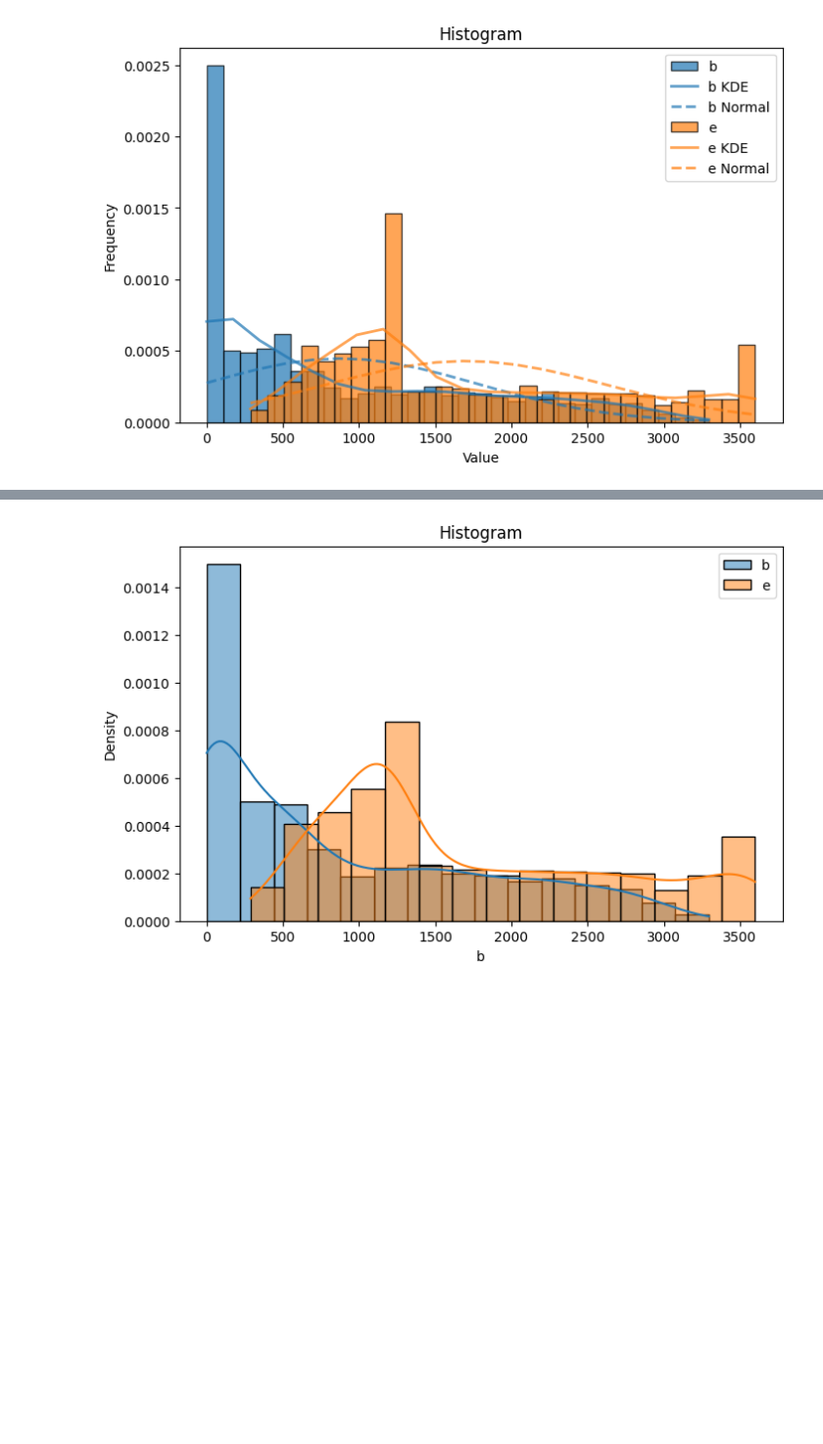
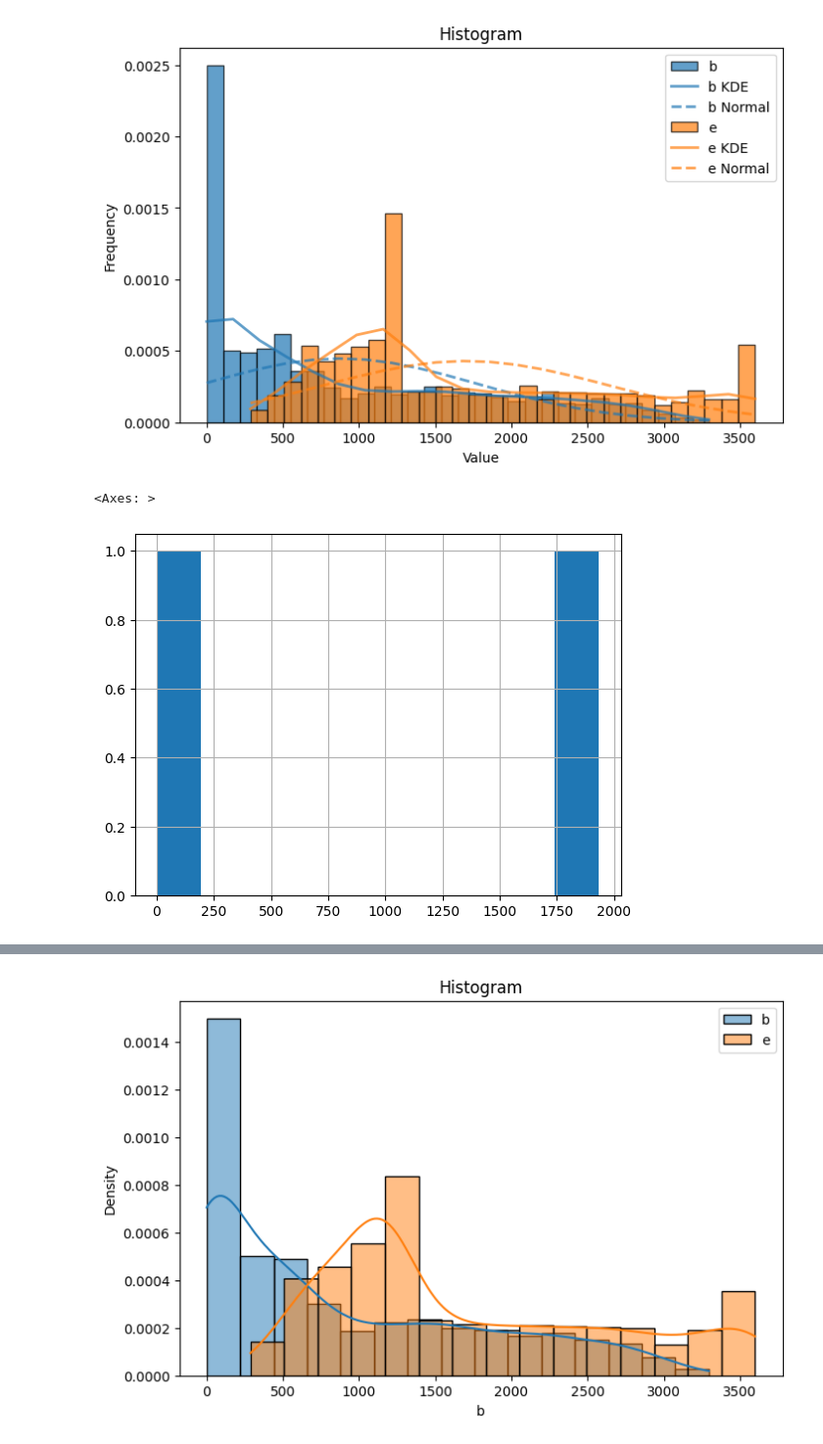
Before and after one commit to aletss/diplomado_cdc_m1_p3, a Jupyter notebook: notebooks/examples.ipynb, the cells around one changed output, grey strips where cells are left out. Shown at 98% size. Cells and saved outputs as stored; diff of their text form; code cells hidden in the pictures; blank space fills up the shorter version.

```diff
--- a/notebooks/examples.ipynb
+++ b/notebooks/examples.ipynb
@@ -142,3 +163,8 @@ matplotlib_hist = histograms.histogram_matplotlib(df_inputed_knn, columns, show_
 # Note: Since the KDE is computed manually, data can't contain null values
 # %% [output]
 [figure]
+# %%
+df_inputed_knn[df_inputed_knn['DP']==4]['b'].hist()
+# %% [output]
+<Axes: >
+[figure, added]
```
Also changed, not shown: parts of 20 cells of this notebook, 1 other file.
